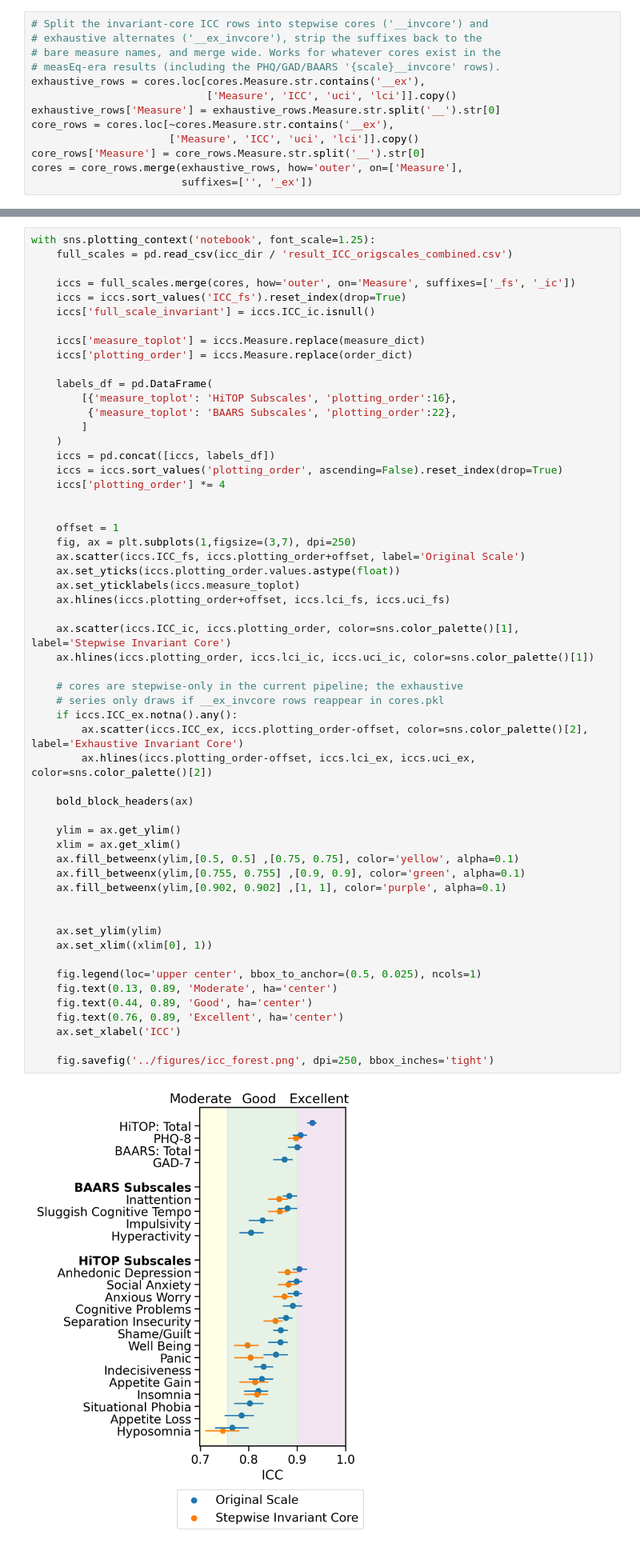
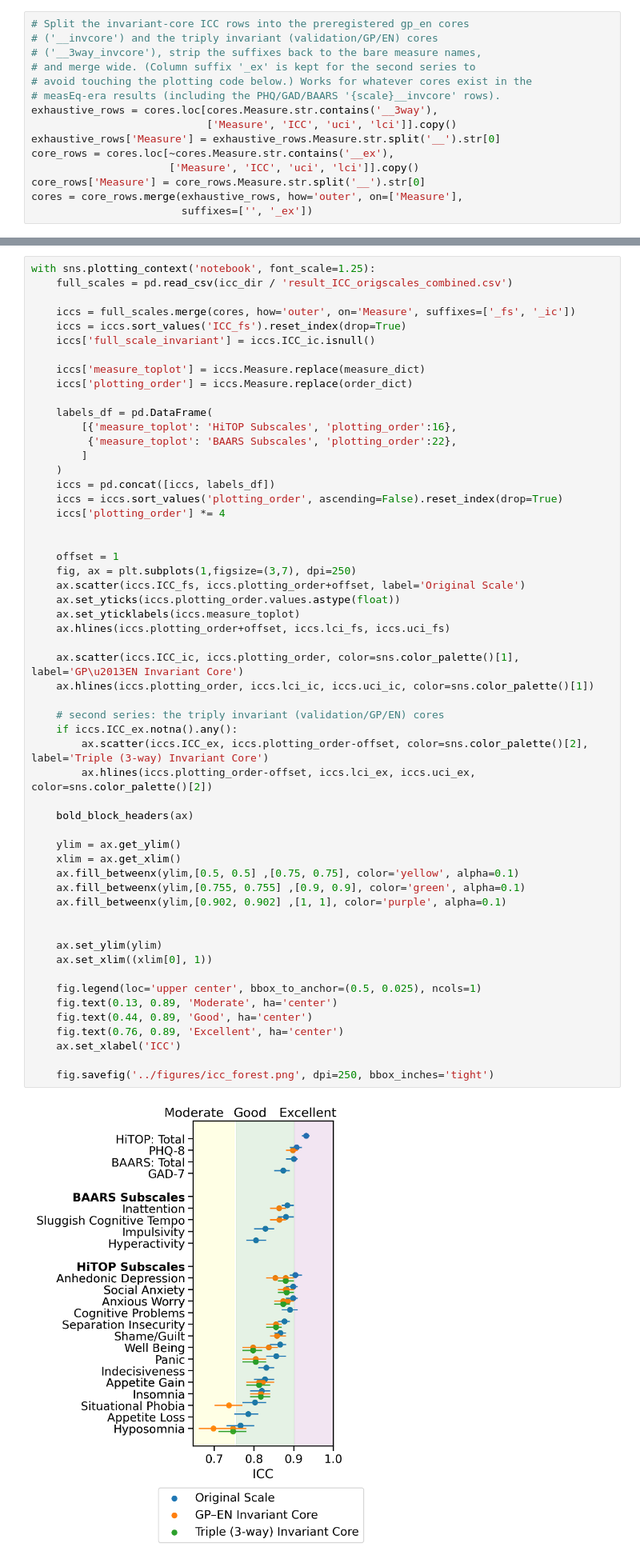
Before and after one commit to Shotgunosine/HiTOP, a Jupyter notebook: notebooks/NB_icc_plots.ipynb, the cells around one changed output, grey strips where cells are left out. Shown at 80% size. Cells and saved outputs as stored; diff of their text form.

```diff
--- a/notebooks/NB_icc_plots.ipynb
+++ b/notebooks/NB_icc_plots.ipynb
@@ -50,9 +54,11 @@ cores
 # %%
-# Split the invariant-core ICC rows into stepwise cores ('__invcore') and
-# exhaustive alternates ('__ex_invcore'), strip the suffixes back to the
-# bare measure names, and merge wide. Works for whatever cores exist in the
+# Split the invariant-core ICC rows into the preregistered gp_en cores
+# ('__invcore') and the triply invariant (validation/GP/EN) cores
+# ('__3way_invcore'), strip the suffixes back to the bare measure names,
+# and merge wide. (Column suffix '_ex' is kept for the second series to
+# avoid touching the plotting code below.) Works for whatever cores exist in the
 # measEq-era results (including the PHQ/GAD/BAARS '{scale}__invcore' rows).
-exhaustive_rows = cores.loc[cores.Measure.str.contains('__ex'),
+exhaustive_rows = cores.loc[cores.Measure.str.contains('__3way'),
                             ['Measure', 'ICC', 'uci', 'lci']].copy()
 exhaustive_rows['Measure'] = exhaustive_rows.Measure.str.split('__').str[0]
 core_rows = cores.loc[~cores.Measure.str.contains('__ex'),
@@ -316,35 +322,34 @@ with sns.plotting_context('notebook', font_scale=1.25):
     ax.scatter(iccs.ICC_fs, iccs.plotting_order+offset, label='Original Scale')
     ax.set_yticks(iccs.plotting_order.values.astype(float))
     ax.set_yticklabels(iccs.measure_toplot)
     ax.hlines(iccs.plotting_order+offset, iccs.lci_fs, iccs.uci_fs)
 
-    ax.scatter(iccs.ICC_ic, iccs.plotting_order, color=sns.color_palette()[1], label='Stepwise Invariant Core')
+    ax.scatter(iccs.ICC_ic, iccs.plotting_order, color=sns.color_palette()[1], label='GP\u2013EN Invariant Core')
     ax.hlines(iccs.plotting_order, iccs.lci_ic, iccs.uci_ic, color=sns.color_palette()[1])
 
-    # cores are stepwise-only in the current pipeline; the exhaustive
-    # series only draws if __ex_invcore rows reappear in cores.pkl
+    # second series: the triply invariant (validation/GP/EN) cores
     if iccs.ICC_ex.notna().any():
-        ax.scatter(iccs.ICC_ex, iccs.plotting_order-offset, color=sns.color_palette()[2], label='Exhaustive Invariant Core')
+        ax.scatter(iccs.ICC_ex, iccs.plotting_order-offset, color=sns.color_palette()[2], label='Triple (3-way) Invariant Core')
         ax.hlines(iccs.plotting_order-offset, iccs.lci_ex, iccs.uci_ex, color=sns.color_palette()[2])
 
     bold_block_headers(ax)
 
     ylim = ax.get_ylim()
     xlim = ax.get_xlim()
     ax.fill_betweenx(ylim,[0.5, 0.5] ,[0.75, 0.75], color='yellow', alpha=0.1)
     ax.fill_betweenx(ylim,[0.755, 0.755] ,[0.9, 0.9], color='green', alpha=0.1)
     ax.fill_betweenx(ylim,[0.902, 0.902] ,[1, 1], color='purple', alpha=0.1)
 
 
     ax.set_ylim(ylim)
     ax.set_xlim((xlim[0], 1))
 
     fig.legend(loc='upper center', bbox_to_anchor=(0.5, 0.025), ncols=1)
     fig.text(0.13, 0.89, 'Moderate', ha='center')
     fig.text(0.44, 0.89, 'Good', ha='center')
     fig.text(0.76, 0.89, 'Excellent', ha='center')
     ax.set_xlabel('ICC')
 
     fig.savefig('../figures/icc_forest.png', dpi=250, bbox_inches='tight')
 # %% [output]
-[figure, old version]
+[figure, new version]
```
Also changed, not shown: parts of 4 cells of this notebook, 4 other files.
